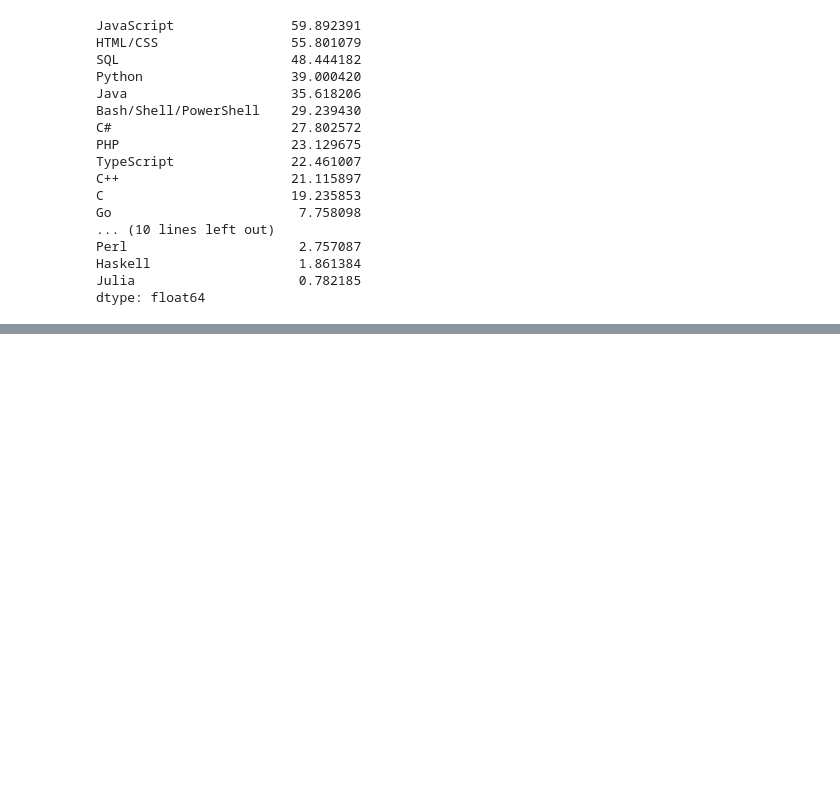
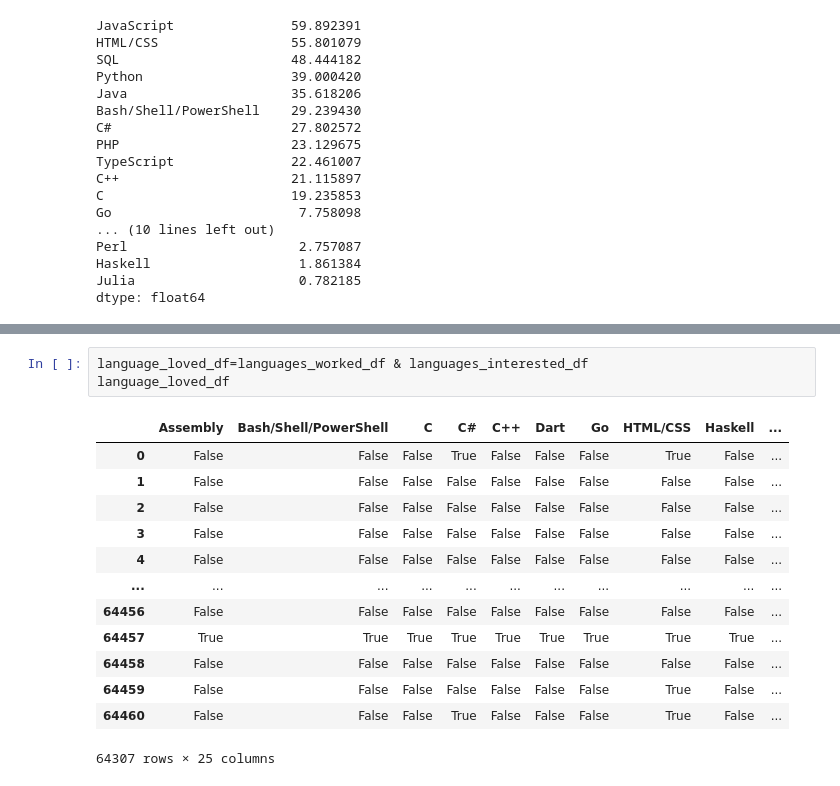
Before and after one commit to fabrice-programmer/project-das, a Jupyter notebook: realworld.ipynb, the cells around one changed output, grey strips where cells are left out. Cells and saved outputs as stored; diff of their text form; blank space fills up the shorter version.

```diff
--- a/realworld.ipynb
+++ b/realworld.ipynb
@@ -445,0 +482,17 @@ dtype: float64
+# %%
+language_loved_df=languages_worked_df & languages_interested_df
+language_loved_df
+# %% [output]
+|  | Assembly | Bash/Shell/PowerShell | C | C# | C++ | Dart | Go | HTML/CSS | Haskell | ... |
+| 0 | False | False | False | True | False | False | False | True | False | ... |
+| 1 | False | False | False | False | False | False | False | False | False | ... |
+| 2 | False | False | False | False | False | False | False | False | False | ... |
+| 3 | False | False | False | False | False | False | False | False | False | ... |
+| 4 | False | False | False | False | False | False | False | False | False | ... |
+| ... | ... | ... | ... | ... | ... | ... | ... | ... | ... | ... |
+| 64456 | False | False | False | False | False | False | False | False | False | ... |
+| 64457 | True | True | True | True | True | True | True | True | True | ... |
+| 64458 | False | False | False | False | False | False | False | False | False | ... |
+| 64459 | False | False | False | False | False | False | False | True | False | ... |
+| 64460 | False | False | False | True | False | False | False | True | False | ... |
+64307 rows × 25 columns
```
Also changed, not shown: parts of 7 cells of this notebook.
